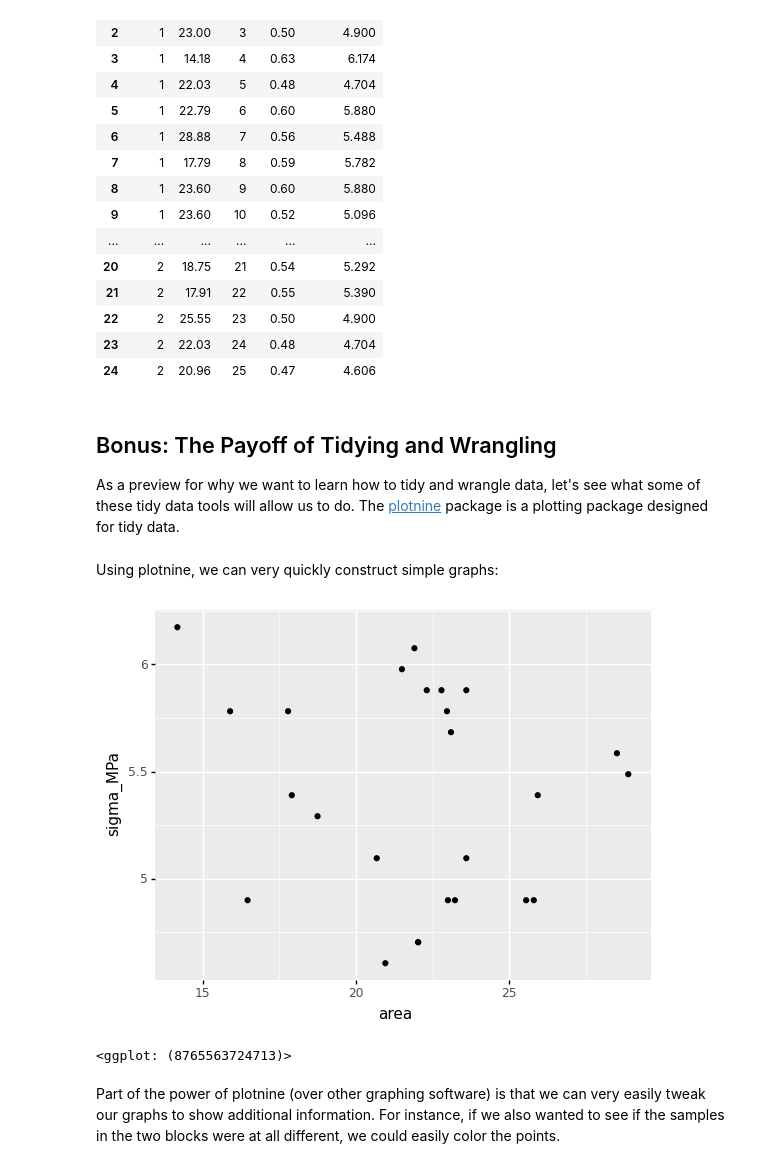
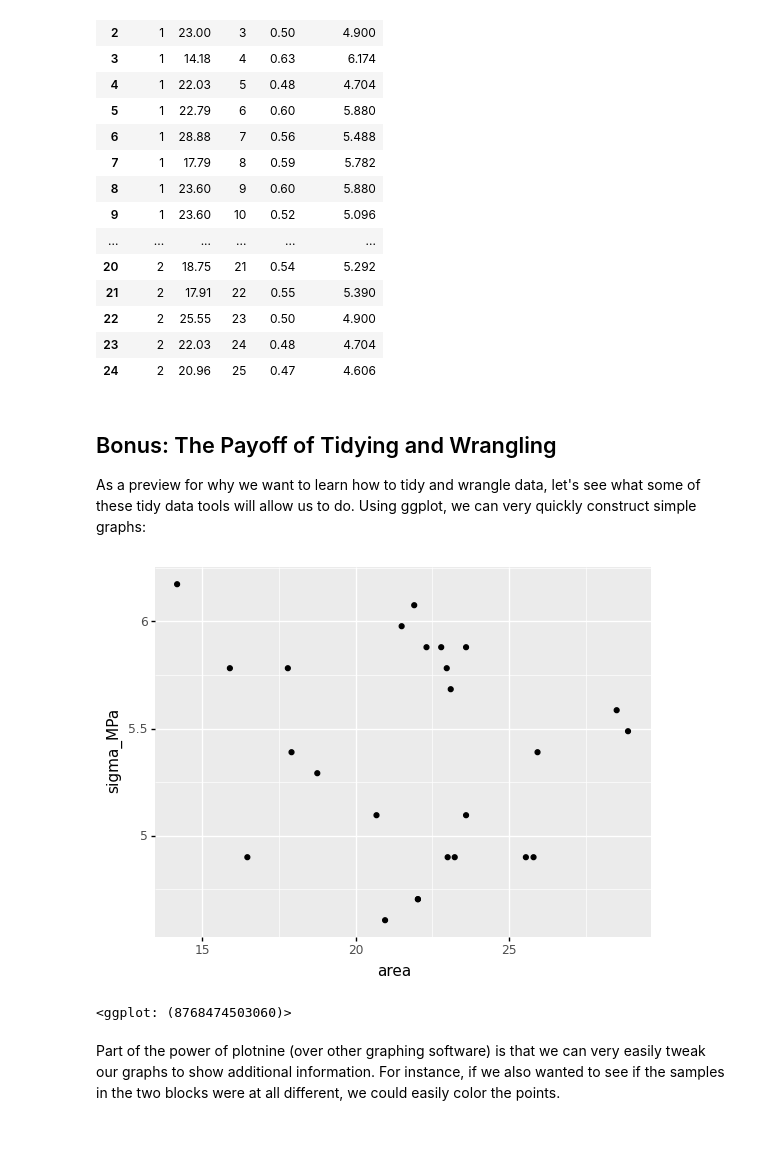
Before and after one commit to zdelrosario/mi101, a Jupyter notebook: mi101/notebooks/02_tidy_master.ipynb, the cells around one changed output. Drawn from its saved outputs; the diff is of its cells as text; code cells hidden in the pictures; blank space fills up the shorter version.

```diff
--- a/mi101/notebooks/02_tidy_master.ipynb
+++ b/mi101/notebooks/02_tidy_master.ipynb
@@ -425,22 +425,17 @@ df_converted
 # %% [markdown]
 ## Bonus: The Payoff of Tidying and Wrangling
 
-As a preview for why we want to learn how to tidy and wrangle data, let's see what some of these tidy data tools will allow us to do. The [plotnine](https://plotnine.readthedocs.io/en/stable/) package is a plotting package designed for tidy data.
+As a preview for why we want to learn how to tidy and wrangle data, let's see what some of these tidy data tools will allow us to do. Using ggplot, we can very quickly construct simple graphs:
 # %%
 ## NOTE: No need to edit
-import plotnine as pt
+(
+    df_converted
+    >> gr.ggplot(gr.aes("area", "sigma_MPa"))
+    + gr.geom_point()
+)
+# %% [output]
+[figure, added]
+<ggplot: (8768474503060)>
-# %% [markdown]
-Using plotnine, we can very quickly construct simple graphs:
-# %%
-## NOTE: No need to edit
-(
-    df_converted
-    >> pt.ggplot(pt.aes("area", "sigma_MPa"))
-    + pt.geom_point()
-)
-# %% [output]
-[figure, removed]
-<ggplot: (8765563724713)>
 # %% [markdown]
 Part of the power of plotnine (over other graphing software) is that we can very easily tweak our graphs to show additional information. For instance, if we also wanted to see if the samples in the two blocks were at all different, we could easily color the points.
 # %%
```
Also changed, not shown: parts of 3 cells of this notebook.
